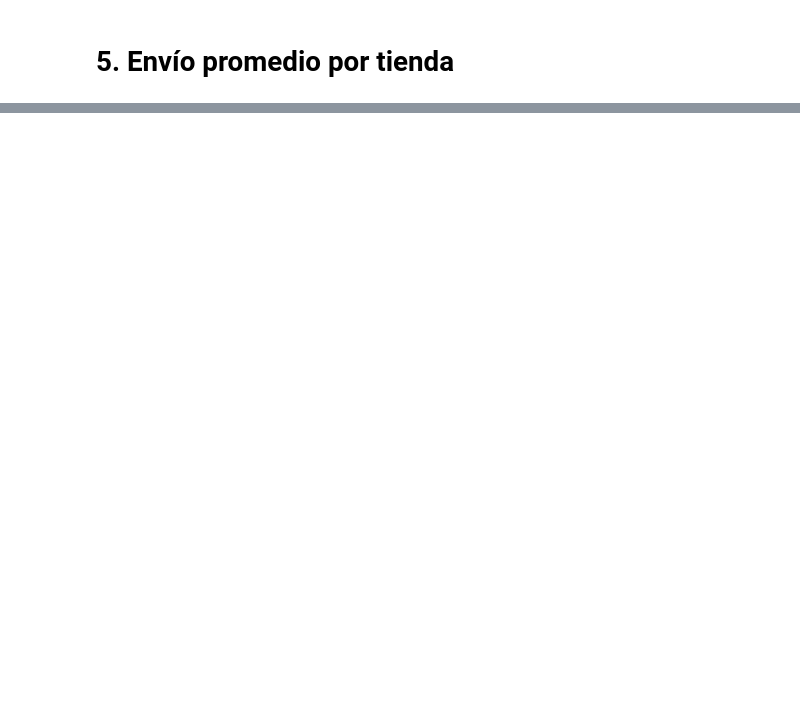
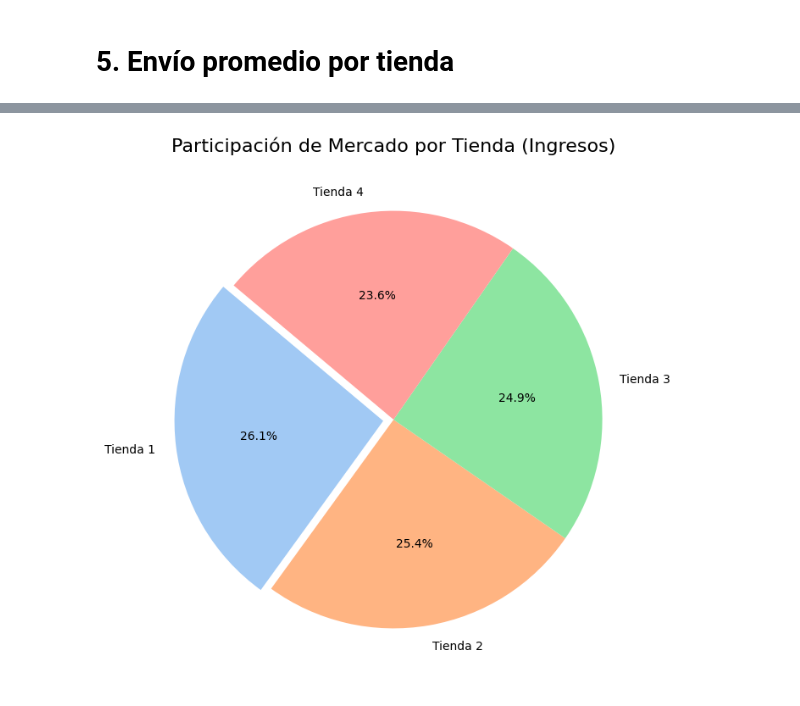
Before and after one commit to MiyoBran/alura-store-desafio, a Jupyter notebook: AluraStoreLatam.ipynb, the cells around one changed output, grey strips where cells are left out. Saved outputs shown, nothing was run; the diff lists cells and outputs as text; code cells hidden in the pictures; blank space fills up the shorter version.

```diff
--- a/AluraStoreLatam.ipynb
+++ b/AluraStoreLatam.ipynb
@@ -195,0 +324,22 @@ Si vamos a recomendar cerrar una, no será porque "traten mal a la gente", porqu
+# %%
+# 1. Preparación de datos consolidada
+# Creamos listas vacías para almacenar los KPI de cada tienda
+nombres = []
+ingresos = []
+envios = []
+
+for nombre, df_temp in lista_tiendas:
+    nombres.append(nombre)
+    ingresos.append(df_temp['Precio'].sum())
+    envios.append(df_temp['Costo de envío'].mean())
+
+# 2. Creación del DataFrame Resumen
+# Esto nos permite graficar todo de una sola vez
+df_resumen = pd.DataFrame({
+    'Tienda': nombres,
+    'Ingresos Totales': ingresos,
+    'Costo Envío Promedio': envios
+})
+
+# Verificamos la tabla
+display(df_resumen)
@@ -195,0 +389,22 @@ Si vamos a recomendar cerrar una, no será porque "traten mal a la gente", porqu
+# %%
+# Configuración del gráfico de pastel
+plt.figure(figsize=(8, 8))
+
+# Datos para el gráfico
+# labels = Nombres de las tiendas
+# sizes = Ingresos Totales
+# autopct = Formato para mostrar el porcentaje (ej: 25.1%)
+# colors = Usamos una paleta de Seaborn para que combine
+colores = sns.color_palette('pastel')[0:4]
+
+plt.pie(df_resumen['Ingresos Totales'],
+        labels=df_resumen['Tienda'],
+        autopct='%1.1f%%',
+        startangle=140,
+        colors=colores,
+        explode=(0.05, 0, 0, 0)) # "Explotamos" (separamos) un poco la Tienda 1 para destacarla
+
+plt.title('Participación de Mercado por Tienda (Ingresos)', fontsize=16)
+plt.show()
+# %% [output]
+[figure, added]
```
Also changed, not shown: parts of 14 cells of this notebook.
